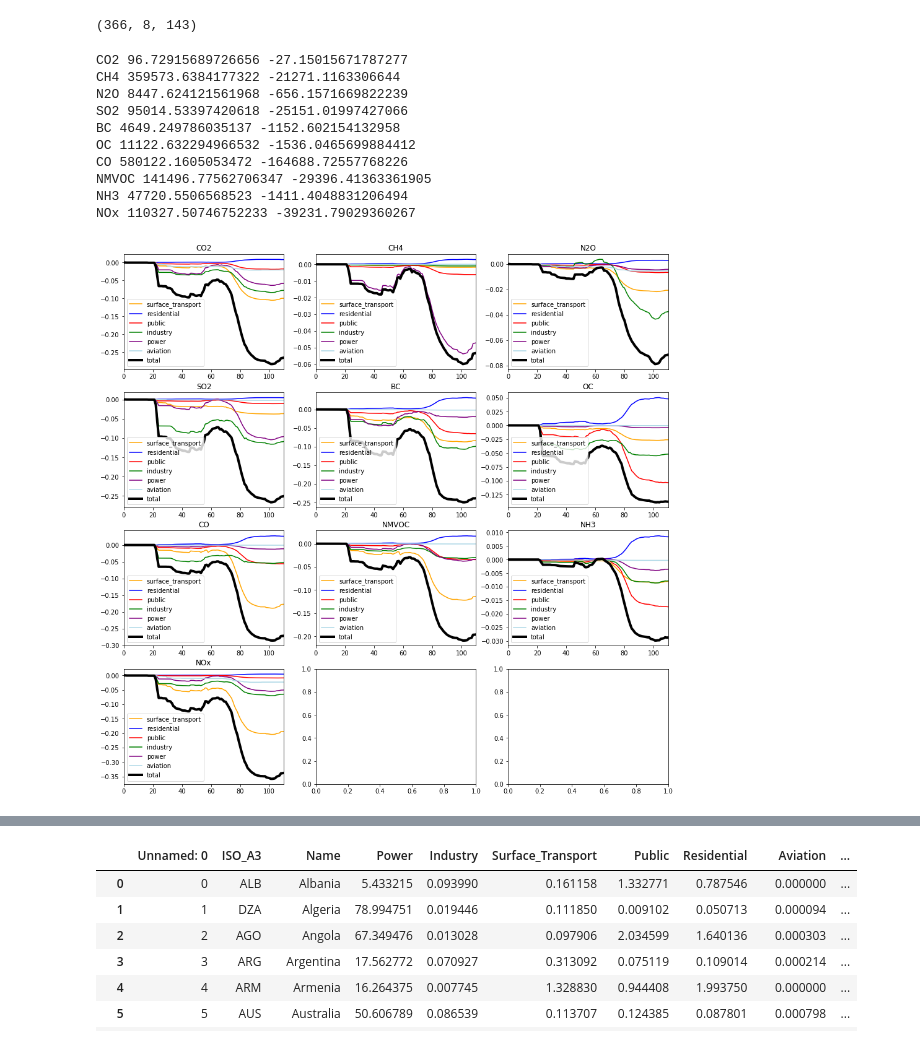
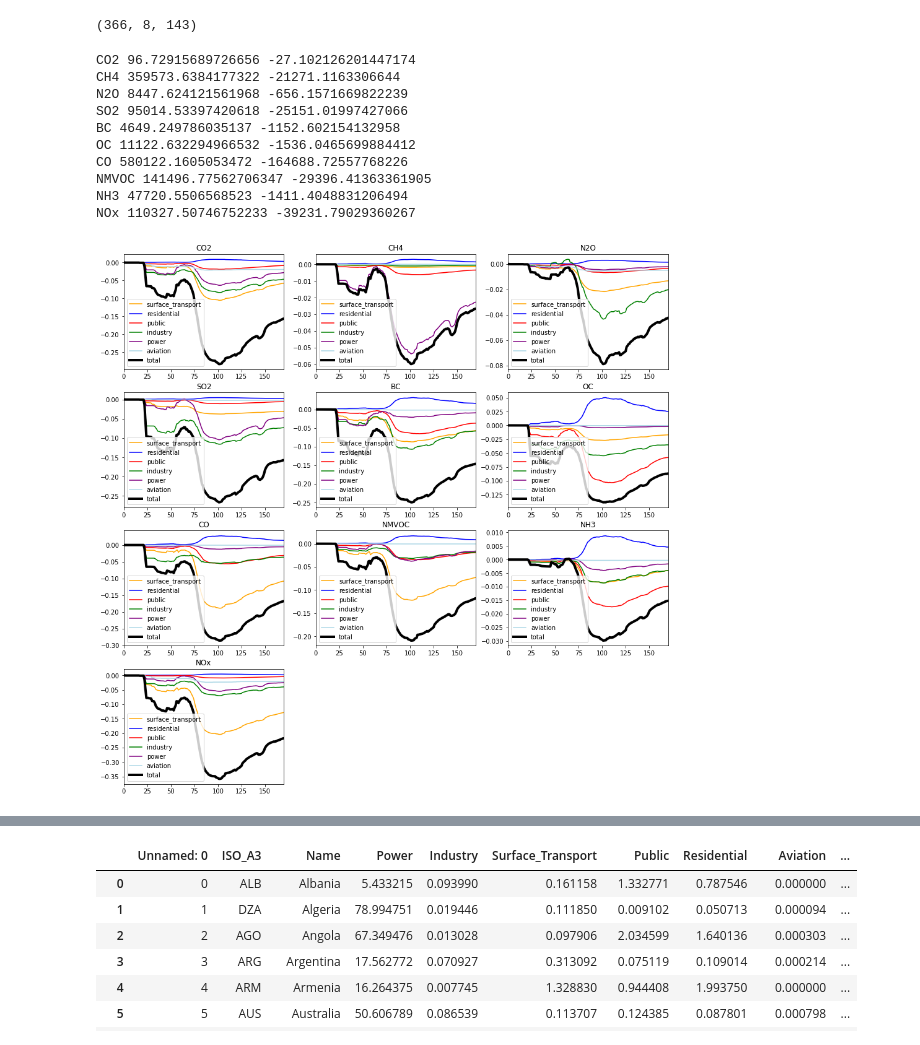
Before and after one commit to Priestley-Centre/COVID19_emissions, a Jupyter notebook: code/NonCo2 emissions.ipynb, the cells around one changed output, grey strips where cells are left out. Drawn from its saved outputs; the diff is of its cells as text; code cells hidden in the pictures.

```diff
--- a/code/NonCo2 emissions.ipynb
+++ b/code/NonCo2 emissions.ipynb
@@ -831,36 +867,39 @@ for isp in range(10):
 #    print (isp,base[0,0]+base[0,5]+base[0,4],totge,(base[0,0]+base[0,5]+base[0,4])/totge)
     base[:,0]=b2
 
     ax[iy,ix].plot((gas[:,0]+gas[:,4])/base[:,0],color='orange',label='surface_transport')
     ax[iy,ix].plot(gas[:,1]/base[:,0],color='blue',label='residential')
     ax[iy,ix].plot(gas[:,2]/base[:,0],color='red',label='public')
     ax[iy,ix].plot(gas[:,3]/base[:,0],color='green',label='industry')
     ax[iy,ix].plot(gas[:,7]/base[:,0],color='purple',label='power')
 #    ax[iy,ix].plot(gas[:,5]/base[:,5],color='purple')
     ax[iy,ix].plot((gas[:,6]+gas[:,5])/base[:,0],color='lightblue',label='aviation')
     ax[iy,ix].plot(gas[:,:].sum(axis=1)/base[:,0],color='black',linewidth=4,label='total')
     ax[iy,ix].set_title(spec[isp])
     ax[iy,ix].legend()
-    ax[iy,ix].set_xlim(0,110)
+    ax[iy,ix].set_xlim(0,170)
     glob_e[:,isp]=gas[:,:].sum(axis=1)/base[:,0]
     print (spec[isp],base[0,0],gas[100,:].sum())
 
     ix=ix+1
     if ix==3:
         ix=0
         iy=iy+1
+fig.delaxes(ax[iy,ix+1])
+fig.delaxes(ax[iy,ix])
+pl.savefig('FigS5.pdf')
 # %% [output]
-CO2 96.72915689726656 -27.15015671787277
+CO2 96.72915689726656 -27.102126201447174
 CH4 359573.6384177322 -21271.1163306644
 N2O 8447.624121561968 -656.1571669822239
 SO2 95014.53397420618 -25151.01997427066
 BC 4649.249786035137 -1152.602154132958
 OC 11122.632294966532 -1536.0465699884412
 CO 580122.1605053472 -164688.72557768226
 NMVOC 141496.77562706347 -29396.41363361905
 NH3 47720.5506568523 -1411.4048831206494
 NOx 110327.50746752233 -39231.79029360267
-[figure, old version]
+[figure, new version]
 # %%
 #sum over sectors and countries
 spec=['CO2','CH4','N2O','SO2','BC','OC','CO','NMVOC','NH3','NOx']
```
Also changed, not shown: parts of 24 cells of this notebook, 1 other file.
